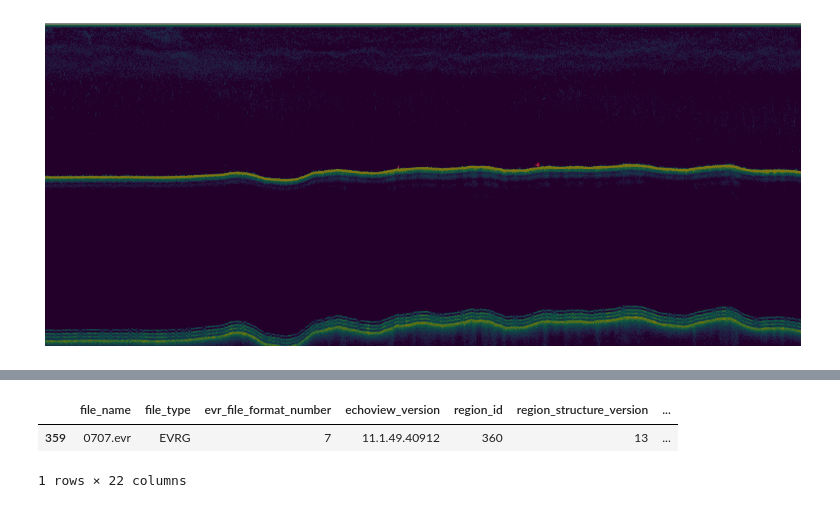
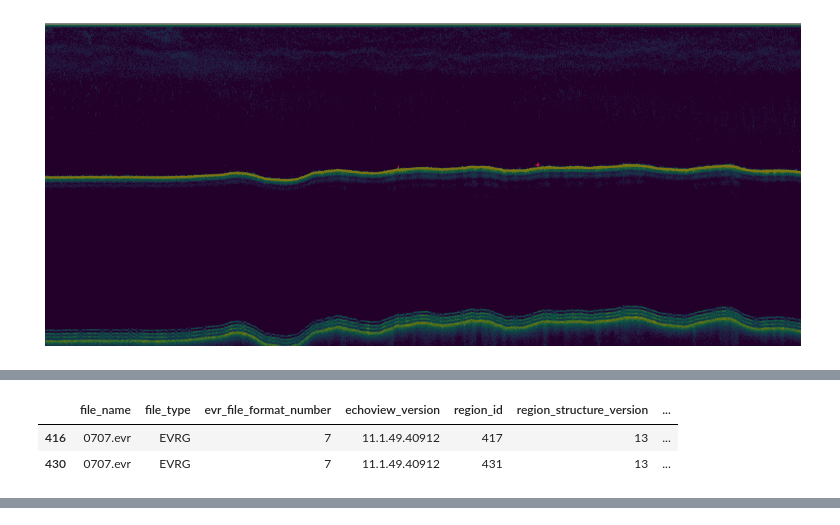
Before and after one commit to OceanStreamIO/echosounder-segmentation, a Jupyter notebook: EvaluatePredictOneSonarDs.ipynb, the cells around one changed output, grey strips where cells are left out. Cells and saved outputs as stored; diff of their text form; code cells hidden in the pictures.

```diff
--- a/EvaluatePredictOneSonarDs.ipynb
+++ b/EvaluatePredictOneSonarDs.ipynb
@@ -791,4 +823,6 @@ predicted_def = regions2d.select_region(region_class=['Fish'])
 # %%
-predicted_def['region_bbox_left'] = predicted_def['region_bbox_left'].apply(lambda x: x.strftime('%Y-%m-%d %H:%M:%S.%f') if not pd.isnull(x) else None)
-predicted_def.region_bbox_left.iloc[0]
+regions_def[(regions_def.region_bbox_left > start_value) & (regions_def.region_bbox_right < end_value)]
 # %% [output]
+|  | file_name | file_type | evr_file_format_number | echoview_version | region_id | region_structure_version | ... |
+| 416 | 0707.evr | EVRG | 7 | 11.1.49.40912 | 417 | 13 | ... |
+| 430 | 0707.evr | EVRG | 7 | 11.1.49.40912 | 431 | 13 | ... |
@@ -796,7 +829,0 @@ predicted_def.region_bbox_left.iloc[0]
-# %%
-predicted_def[(predicted_def.region_bbox_left > datetime.strptime("2007-07-07 02:08:00.000", "%Y-%m-%d %H:%M:%S.%f")) &
-                (predicted_def.region_bbox_right < datetime.strptime("2007-07-07 02:10:00.000", "%Y-%m-%d %H:%M:%S.%f"))]
-# %% [output]
-|  | file_name | file_type | evr_file_format_number | echoview_version | region_id | region_structure_version | ... |
-| 359 | 0707.evr | EVRG | 7 | 11.1.49.40912 | 360 | 13 | ... |
-1 rows × 22 columns
```
Also changed, not shown: parts of 7 cells of this notebook.
